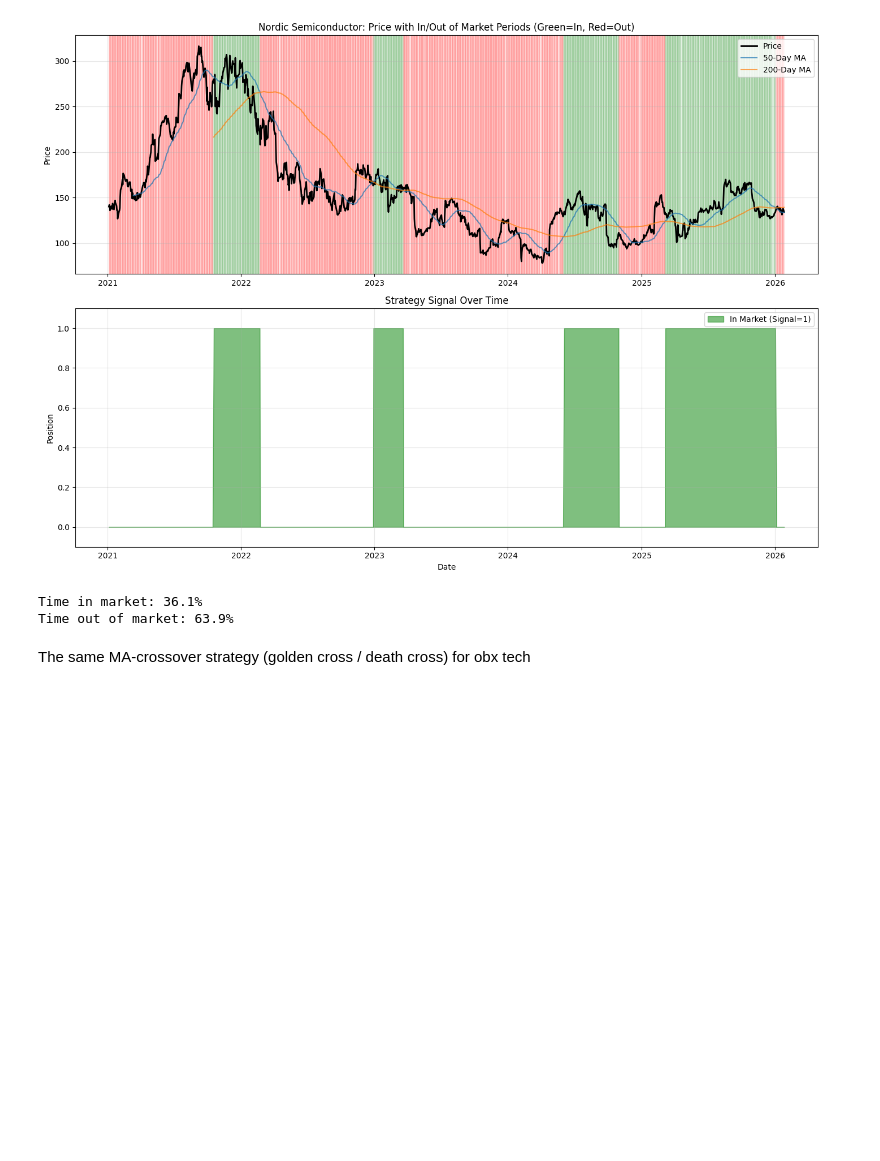
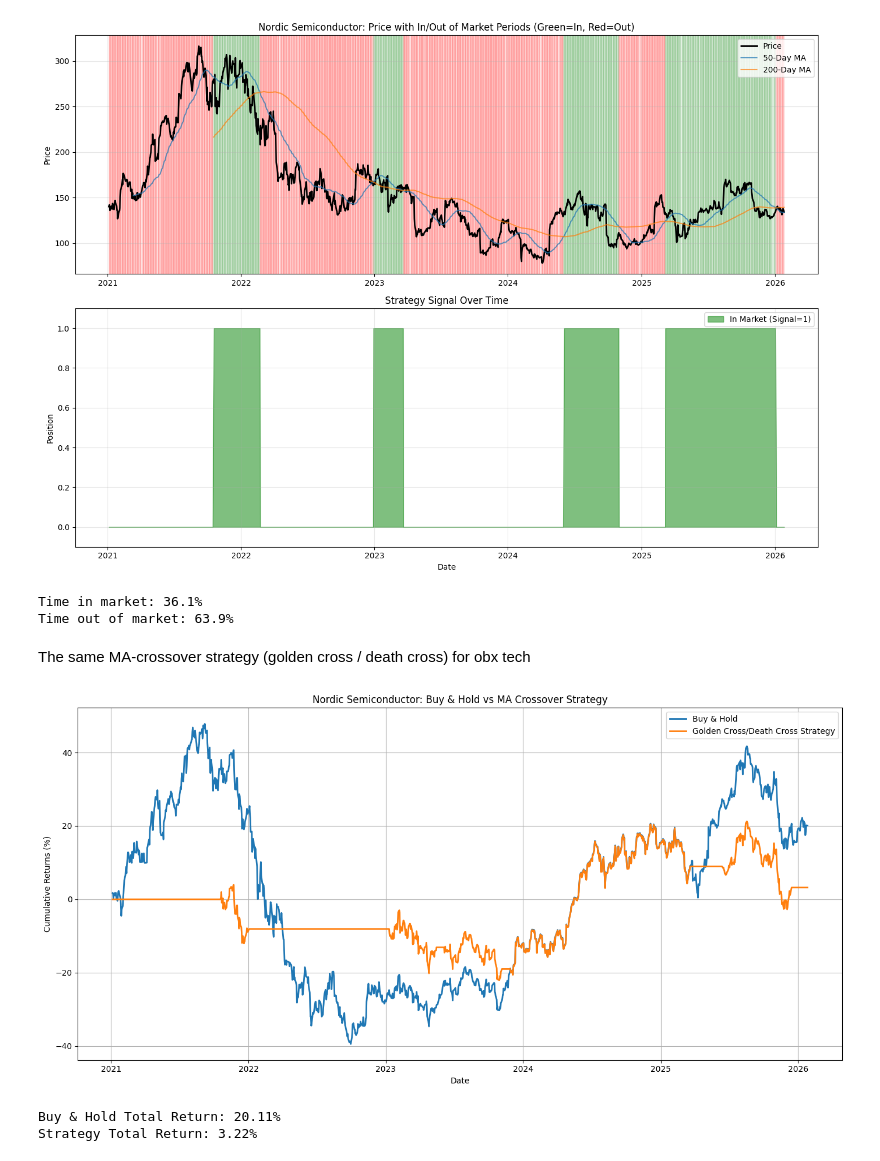
Before and after one commit to JonasG241/norne-momentum-backtest, a Jupyter notebook: notebooks/tech.ipynb, the cells around one changed output. Drawn from its saved outputs; the diff is of its cells as text; code cells hidden in the pictures; blank space fills up the shorter version.

Commit message:
Add raw data CSVs and tech notebook

```diff
--- a/notebooks/tech.ipynb
+++ b/notebooks/tech.ipynb
@@ -154,6 +154,12 @@ Time out of market: 63.9%
 # %% [markdown]
 The same MA-crossover strategy (golden cross / death cross) for obx tech
 # %%
+#need to add the ma50 and ma200 to the df
+
+osb_tech['MA50'] = osb_tech['Open'].rolling(window=moving_avg_1).mean()
+osb_tech['MA200'] = osb_tech['Open'].rolling(window=moving_avg_2).mean()
+
+
 # Generate signals: 1 when MA50 > MA200 (golden cross), 0 when MA50 < MA200 (death cross)
 osb_tech['signal'] = np.where(osb_tech['MA50'] > osb_tech['MA200'], 1, 0)
 
@@ -162,30 +168,34 @@ osb_tech['signal'] = osb_tech['signal'].fillna(1).astype(int)
 
 # Generate position changes (when signal changes)
 osb_tech['position_change'] = osb_tech['signal'].diff()
 
 # Calculate daily returns
 osb_tech['daily_returns'] = osb_tech['Open'].pct_change()
 
 # Strategy returns: only hold position when signal is 1 (MA50 > MA200)
 # Use signal without shift since we're already in position from start
 osb_tech['strategy_returns'] = osb_tech['signal'].shift(1).fillna(1) * osb_tech['daily_returns']
 
 # Calculate cumulative returns
 osb_tech['buy_hold_cumulative'] = (1 + osb_tech['daily_returns']).cumprod() - 1
 osb_tech['strategy_cumulative'] = (1 + osb_tech['strategy_returns']).cumprod() - 1
 
 # Plot comparison
 plt.figure(figsize=(14, 7))
 plt.plot(osb_tech['Date'], osb_tech['buy_hold_cumulative'] * 100, label='Buy & Hold', linewidth=2)
 plt.plot(osb_tech['Date'], osb_tech['strategy_cumulative'] * 100, label='Golden Cross/Death Cross Strategy', linewidth=2)
 plt.xlabel('Date')
 plt.ylabel('Cumulative Returns (%)')
 plt.title('Nordic Semiconductor: Buy & Hold vs MA Crossover Strategy')
 plt.legend()
 plt.grid(True)
 plt.tight_layout()
 plt.show()
 
 # Summary statistics
 print(f"Buy & Hold Total Return: {osb_tech['buy_hold_cumulative'].iloc[-1]*100:.2f}%")
 print(f"Strategy Total Return: {osb_tech['strategy_cumulative'].iloc[-1]*100:.2f}%")
+# %% [output]
+[figure, added]
+Buy & Hold Total Return: 20.11%
+Strategy Total Return: 3.22%
```
